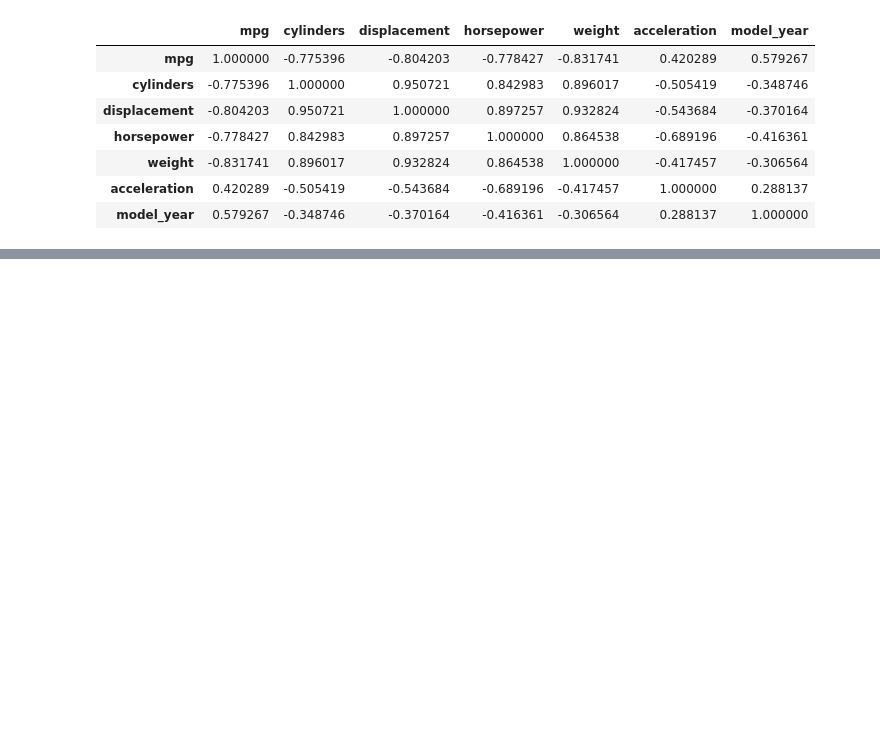
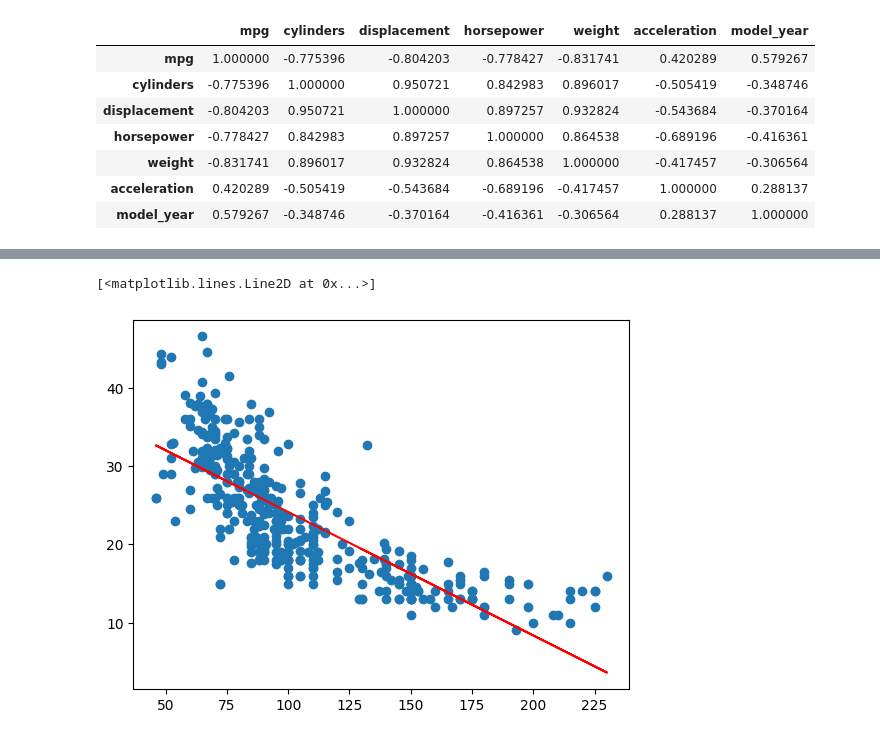
Before and after one commit to rauldgarcia/Data_analysis, a Jupyter notebook: CLASS 1/class_9.ipynb, the cells around one changed output, grey strips where cells are left out. Saved outputs shown, nothing was run; the diff lists cells and outputs as text; code cells hidden in the pictures; blank space fills up the shorter version.

```diff
--- a/CLASS 1/class_9.ipynb
+++ b/CLASS 1/class_9.ipynb
@@ -116,0 +215,3 @@ mpg.corr()
+# %%
+lm = LinearRegression()
+lm.fit(x[:,0].reshape(-1, 1), y)
@@ -116,0 +232,3 @@ mpg.corr()
+# %%
+y_pred = lm.predict(x[:,0].reshape(-1, 1))
+y_pred
@@ -116,0 +253,6 @@ mpg.corr()
+# %%
+plt.scatter(x[:,0], y)
+plt.plot(x[:,0], y_pred, color='red')
+# %% [output]
+[<matplotlib.lines.Line2D at 0x...>]
+[figure, added]
```
Also changed, not shown: parts of 38 cells of this notebook.
